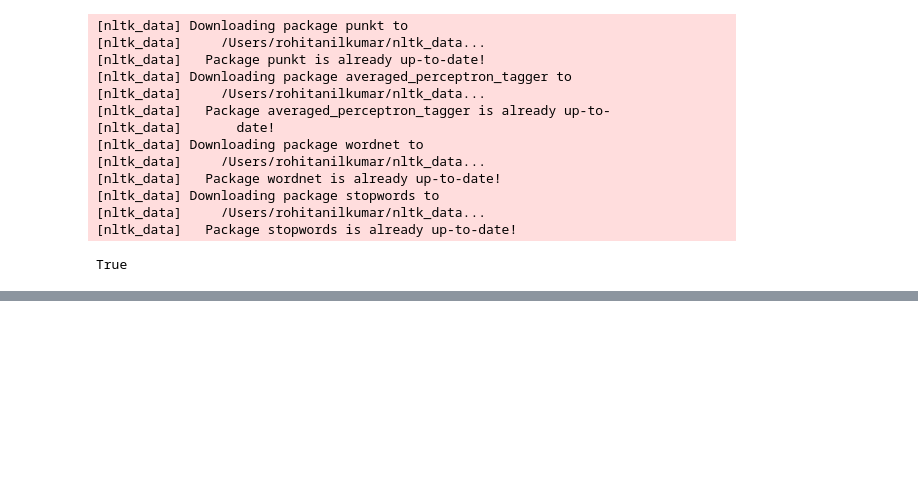
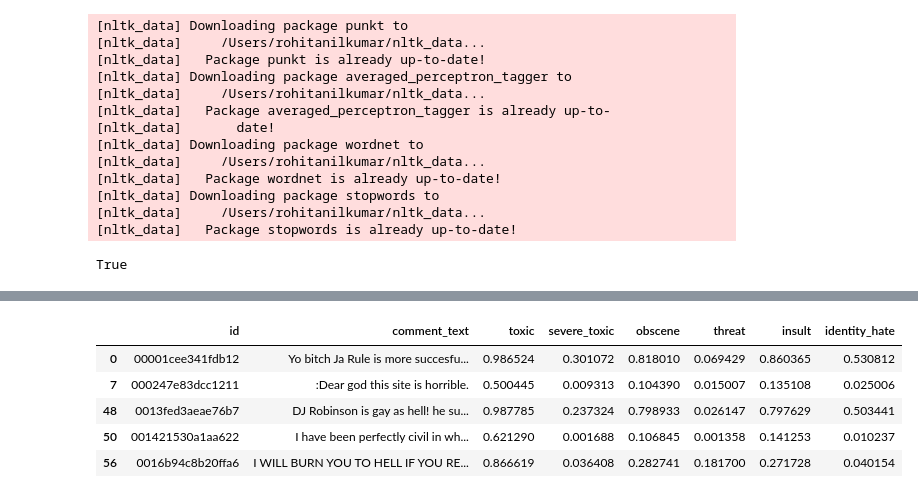
Before and after one commit to rohitanil/ToxicCommentClassification, a Jupyter notebook: toxic_comment_classification.ipynb, the cells around one changed output, grey strips where cells are left out. Drawn from its saved outputs; the diff is of its cells as text; code cells hidden in the pictures; blank space fills up the shorter version.

```diff
--- a/toxic_comment_classification.ipynb
+++ b/toxic_comment_classification.ipynb
@@ -428,0 +447,12 @@ Epoch 4/10
+# %%
+HTML(test_df.where((test_df['toxic']>=0.5) | (test_df['severe_toxic']>=0.5) |
+              (test_df['obscene']>=0.5) | (test_df['threat']>=0.5) |
+              (test_df['insult']>=0.5) | (test_df['identity_hate']>=0.5)
+             ).dropna(subset=['comment_text'], how='any').head().to_html())
+# %% [output]
+|  | id | comment_text | toxic | severe_toxic | obscene | threat | insult | identity_hate |
+| 0 | 00001cee341fdb12 | Yo bitch Ja Rule is more succesfu... | 0.986524 | 0.301072 | 0.818010 | 0.069429 | 0.860365 | 0.530812 |
+| 7 | 000247e83dcc1211 | :Dear god this site is horrible. | 0.500445 | 0.009313 | 0.104390 | 0.015007 | 0.135108 | 0.025006 |
+| 48 | 0013fed3aeae76b7 | DJ Robinson is gay as hell! he su... | 0.987785 | 0.237324 | 0.798933 | 0.026147 | 0.797629 | 0.503441 |
+| 50 | 001421530a1aa622 | I have been perfectly civil in wh... | 0.621290 | 0.001688 | 0.106845 | 0.001358 | 0.141253 | 0.010237 |
+| 56 | 0016b94c8b20ffa6 | I WILL BURN YOU TO HELL IF YOU RE... | 0.866619 | 0.036408 | 0.282741 | 0.181700 | 0.271728 | 0.040154 |
```
Also changed, not shown: parts of 5 cells of this notebook, 1 other file.
